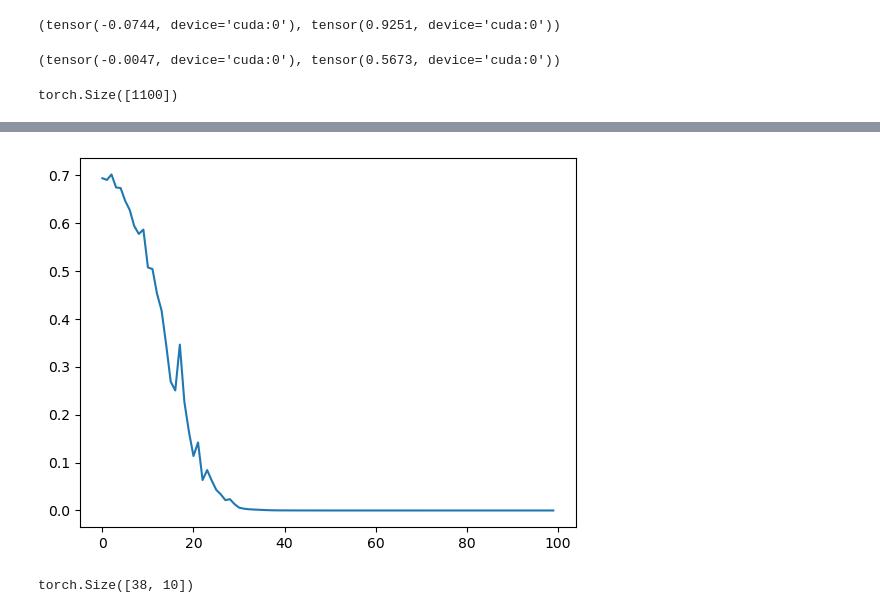
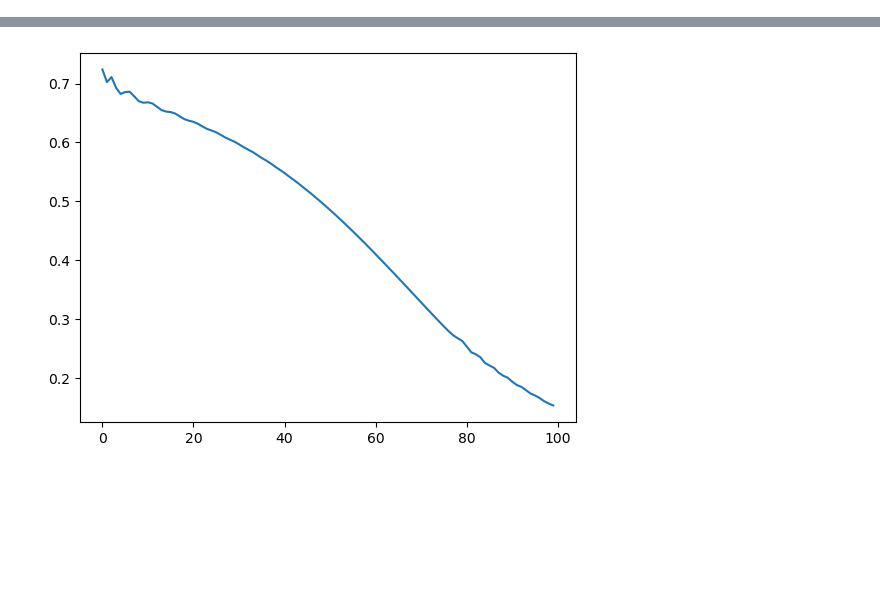
Before and after one commit to microsoft/protnote, a Jupyter notebook: notebooks/debugging.ipynb, the cells around one changed output, grey strips where cells are left out. Drawn from its saved outputs; the diff is of its cells as text; code cells hidden in the pictures; blank space fills up the shorter version.

```diff
--- a/notebooks/debugging.ipynb
+++ b/notebooks/debugging.ipynb
@@ -168,29 +175,22 @@ dummy_labels = torch.load('../label_multihots_test.pt')
-# %%
-dummy_seq_embs.mean(axis=0).mean(),dummy_seq_embs.std(axis=0).mean()
-# %% [output]
-(tensor(-0.0744, device='cuda:0'), tensor(0.9251, device='cuda:0'))
-# %%
-dummy_label_embs.mean(axis=0).mean(),dummy_label_embs.std(axis=0).mean()
-# %% [output]
-(tensor(-0.0047, device='cuda:0'), tensor(0.5673, device='cuda:0'))
-# %%
-dummy_seq_embs.mean(axis=0).shape
-# %% [output]
-torch.Size([1100])
 # %%
 seed_everything(42,'cuda')
 #TODO: REMOVE THIS
 device = 'cuda'
 
-dummy_seq_embs = torch.load('../seq_emb_test.pt')
-dummy_label_embs = torch.load('../label_emb_test.pt')
-dummy_labels = torch.load('../label_multihots_test.pt')
+dummy_seq_embs = torch.load('../../seq_emb_test.pt')
+dummy_label_embs = torch.load('../../label_emb_test.pt')
+#dummy_labels = torch.load('../label_multihots_test.pt')
 
 
-num_labels =100
+num_labels = 100
+
+NUM_EPOCHS = 100
+gradient_accumulation_steps=1
+clip_value=1
+LR = 1e-5
 #dummy_seq_embs = torch.rand((38,1100),device=device)
 #dummy_label_embs = torch.rand((num_labels,1100),device=device)
-#dummy_labels = (torch.rand((38,num_labels),device=device)>=0.5).long()
+dummy_labels = (torch.rand((38,num_labels),device=device)>=0.5).long()
 
 
 #dummy_seq_embs = (dummy_seq_embs - dummy_seq_embs.mean(axis=0))/dummy_seq_embs.std(axis=0)
@@ -202,18 +202,16 @@ model = ProTCL(
         latent_dim=1024,
         output_mlp_num_layers=4,
         output_mlp_hidden_dim_scale_factor=2,
-        output_mlp_normalization=None
+        output_mlp_normalization='LN',
+        ln_before_concat=True
 
     ).to(device)
 criterion = torch.nn.BCEWithLogitsLoss(reduction='mean')
-optimizer = torch.optim.Adam(model.parameters(), lr=3e-4)
+optimizer = torch.optim.Adam(model.parameters(), lr=LR)
 model.train()
 
 
 
-NUM_EPOCHS = 100
-gradient_accumulation_steps=1
-clip_value=1
 scaler = GradScaler()
 training_step=0
 losses = []
@@ -225,7 +223,7 @@ for epoch in tqdm(range(NUM_EPOCHS)):
     training_step+=1
     correct = 0
     with autocast():
-        logits,joint_embeddings = model(sequence_embeddings=dummy_seq_embs,label_embeddings=dummy_label_embs)
+        logits = model(sequence_embeddings=dummy_seq_embs,label_embeddings=dummy_label_embs)
 
         # Compute loss, normalized by the number of gradient accumulation steps
         loss = criterion(logits, dummy_labels.float())  / \
@@ -233,8 +231,6 @@ for epoch in tqdm(range(NUM_EPOCHS)):
 
 
     accuracies.append((((torch.sigmoid(logits)>0.5)*1==dummy_labels)*1.0).mean().item())
-
-    all_joint_embeddings.append(joint_embeddings.detach().mean(axis=0).mean().item())
 
     # Backward pass with mixed precision
     scaler.scale(loss).backward()
@@ -296,5 +315 @@ epoch 99, loss 0.000
-[figure, old version]
+[figure, new version]
-# %%
-dummy_labels.shape
-# %% [output]
-torch.Size([38, 10])
```
Also changed, not shown: parts of 9 cells of this notebook, 6 other files.
